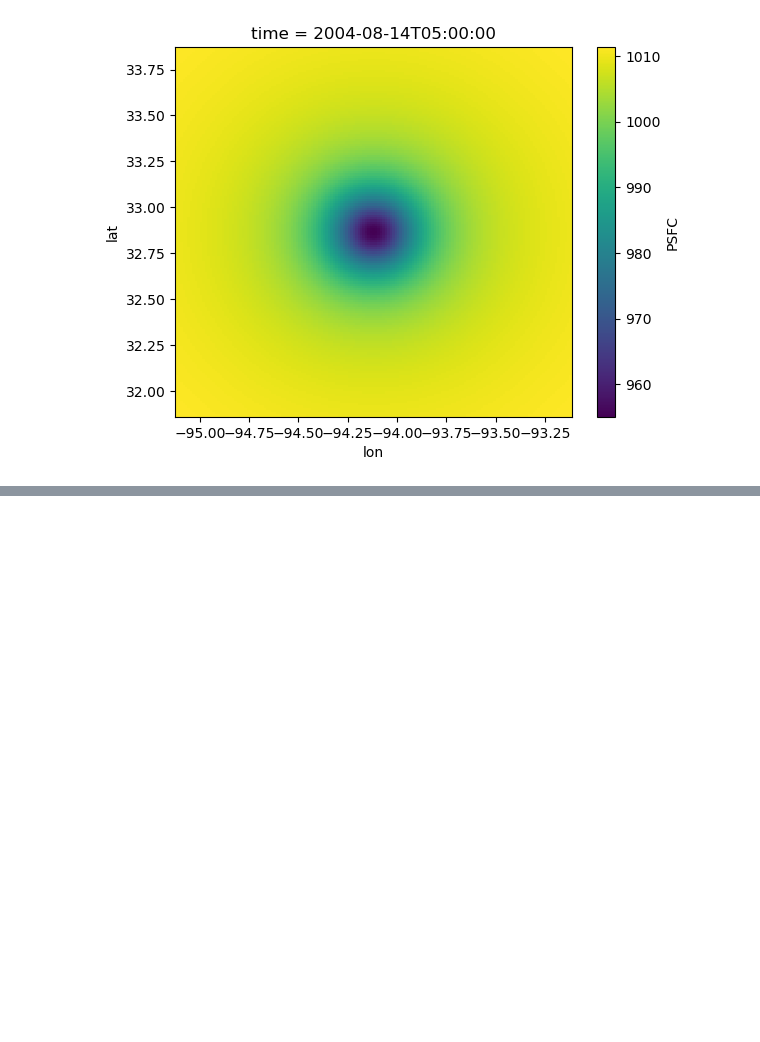
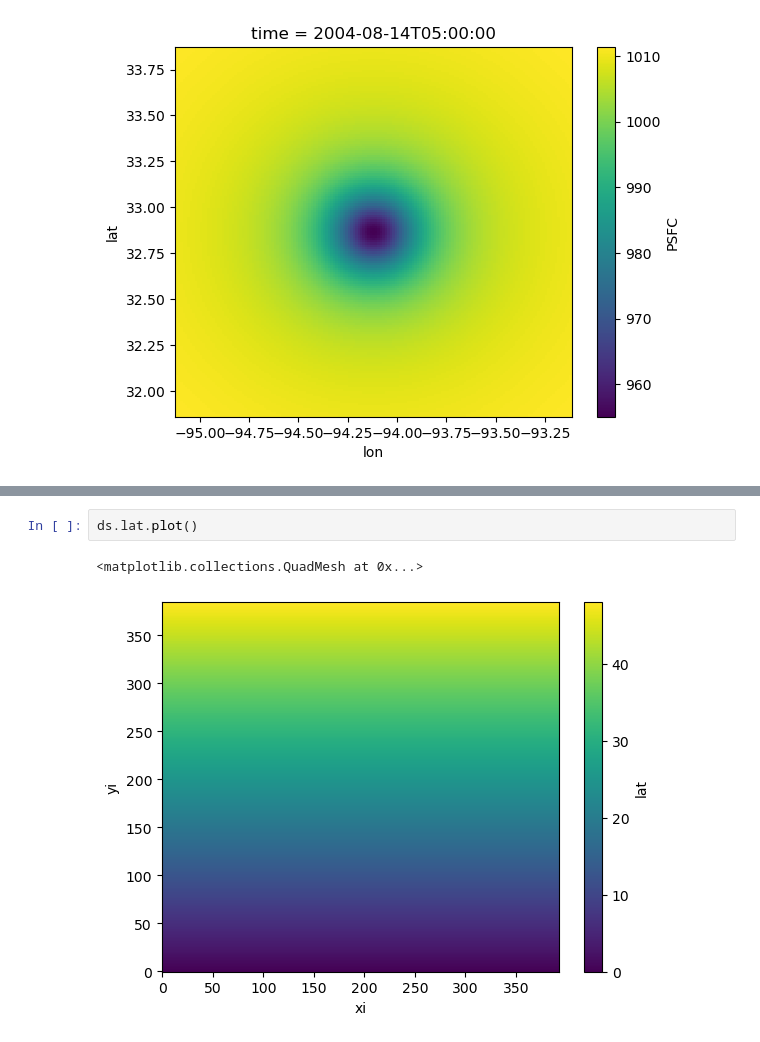
Before and after one commit to sdat2/PotentialHeight, a Jupyter notebook: f22.ipynb, the cells around one changed output, grey strips where cells are left out. Saved outputs shown, nothing was run; the diff lists cells and outputs as text; blank space fills up the shorter version.

```diff
--- a/f22.ipynb
+++ b/f22.ipynb
@@ -66,0 +91,5 @@ ds["PSFC"].isel(time=500).plot(x="lon", y="lat")
+# %%
+ds.lat.plot()
+# %% [output]
+<matplotlib.collections.QuadMesh at 0x...>
+[figure, added]
```
Also changed, not shown: parts of 6 cells of this notebook, 1 other file.
